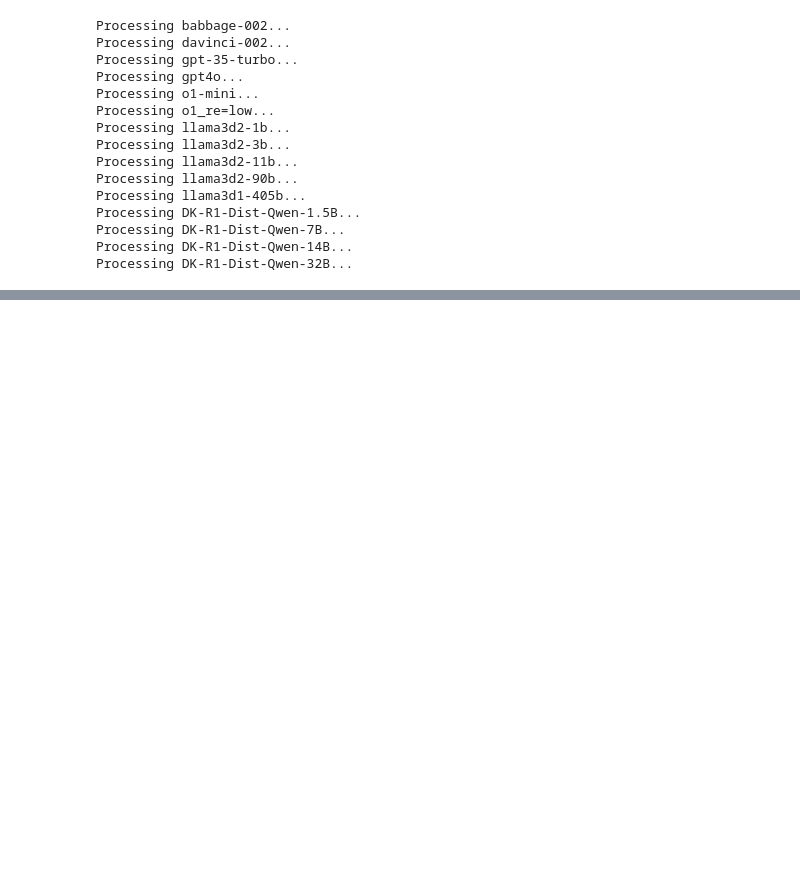
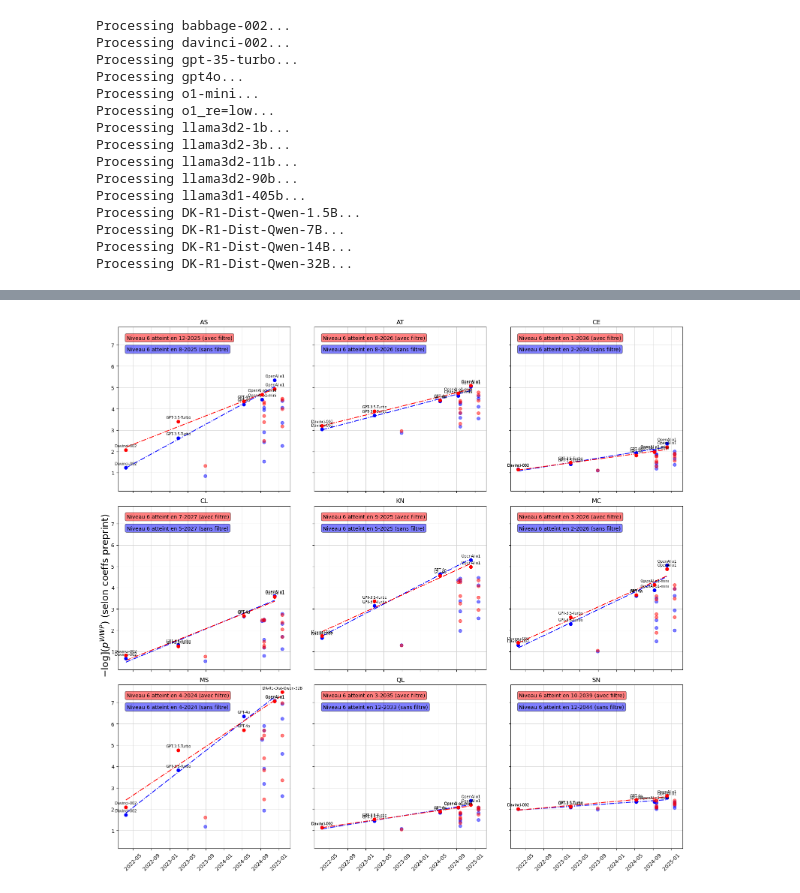
Before and after one commit to General-Purpose-AI-Policy-Lab/adele-extension, a Jupyter notebook: Remove_filter.ipynb, the cells around one changed output, grey strips where cells are left out. Cells and saved outputs as stored; diff of their text form; code cells hidden in the pictures; blank space fills up the shorter version.

```diff
--- a/Remove_filter.ipynb
+++ b/Remove_filter.ipynb
@@ -509,0 +525,99 @@ plt.show()
+# %%
+fig, axs = plt.subplots(3, 3, figsize=(16, 15), sharex=True, sharey=True)
+demand_groups = list(rescaled_profiles_filtered_df.columns)
+demand_groups.remove('Date')
+release_dates = rescaled_profiles_filtered_df['Date'].values
+model_names = list(rescaled_profiles_filtered_df.index)
+xs = release_dates
+
+for i in range(3):
+    for j in range(3):
+        ax = axs[i][j]
+        ys = rescaled_profiles_unfiltered_df[demand_groups[3*i+j]].values
+        front = set(frontier_indices(xs, ys))
+        alphas, xsfront, ysfront = [], [], []
+        for k in range(len(xs)):
+            if k in front:
+                alphas.append(1)
+                xsfront.append(xs[k])
+                ysfront.append(ys[k])
+            else : alphas.append(0.5)
+        xsfront_years_since_2022 = [(x - pd.to_datetime("2022-01-01")).total_seconds()/(3600*24*365.25) for x in xsfront]
+
+        ax.scatter(xs, ys, zorder=3, c='b', alpha=alphas)
+
+        for k in front:
+            ax.annotate(
+                model_names[k], (xs[k], ys[k]),
+                textcoords="offset points", xytext=(0, 6),
+                ha='center', fontsize=7
+            )
+
+        regression = stats.linregress(xsfront_years_since_2022, ysfront, alternative='greater')
+        slope_unfiltered, intercept_unfiltered, r_unfiltered, p_value_unfiltered, slope_stderr_unfiltered = regression
+        intercept_stderr = regression.intercept_stderr
+        x_0, x_1 = (min(xsfront) - pd.to_datetime("2022-01-01")).total_seconds()/(3600*24*365.25), (max(xsfront) - pd.to_datetime("2022-01-01")).total_seconds()/(3600*24*365.25)
+        y_0, y_1 = intercept_unfiltered + slope_unfiltered * x_0, intercept_unfiltered + slope_unfiltered * x_1
+        ax.plot([min(xsfront), max(xsfront)], [y_0, y_1], ls='dashdot', color='b')
+
+        ax = axs[i][j]
+        ys = rescaled_profiles_filtered_df[demand_groups[3*i+j]].values
+        front = set(frontier_indices(xs, ys))
+        alphas, xsfront, ysfront = [], [], []
+        for k in range(len(xs)):
+            if k in front:
+                alphas.append(1)
+                xsfront.append(xs[k])
+                ysfront.append(ys[k])
+            else : alphas.append(0.5)
+        xsfront_years_since_2022 = [(x - pd.to_datetime("2022-01-01")).total_seconds()/(3600*24*365.25) for x in xsfront]
+
+        ax.scatter(xs, ys, zorder=3, c='r', alpha=alphas)
+
+        for k in front:
+            ax.annotate(
+                model_names[k], (xs[k], ys[k]),
+                textcoords="offset points", xytext=(0, 6),
+                ha='center', fontsize=7
+            )
+
+        regression = stats.linregress(xsfront_years_since_2022, ysfront, alternative='greater')
+        slope_filtered, intercept_filtered, r_filtered, p_value_filtered, slope_stderr_filtered = regression
+        intercept_stderr = regression.intercept_stderr
+        x_0, x_1 = (min(xsfront) - pd.to_datetime("2022-01-01")).total_seconds()/(3600*24*365.25), (max(xsfront) - pd.to_datetime("2022-01-01")).total_seconds()/(3600*24*365.25)
+        y_0, y_1 = intercept_filtered + slope_filtered * x_0, intercept_filtered + slope_filtered * x_1
+        ax.plot([min(xsfront), max(xsfront)], [y_0, y_1], ls='dashdot', color='r')
+
+        x_millionth_unfiltered = (6-intercept_unfiltered)/slope_unfiltered
+        date_millionth_unfiltered = pd.to_datetime("2022-01-01") + pd.to_timedelta(x_millionth_unfiltered*365.25, unit='D')
+        x_millionth_filtered = (6-intercept_filtered)/slope_filtered
+        date_millionth_filtered = pd.to_datetime("2022-01-01") + pd.to_timedelta(x_millionth_filtered*365.25, unit='D')
+
+        # Attention : les cas où la pente est nulle ou strictement négative ne sont pas gérés ici,
+        # et donneraient respectivement une erreur ou un résultat à interpréter différemment.
+        # De même, une pente inférieure à son incertitude-type pose problème.
+
+        text_filtered = f"Niveau 6 atteint en {date_millionth_filtered.month}-{date_millionth_filtered.year} (avec filtre)"
+        text_unfiltered = f"Niveau 6 atteint en {date_millionth_unfiltered.month}-{date_millionth_unfiltered.year} (sans filtre)"
+
+        ax.text(0.05, 0.95, text_filtered, transform=ax.transAxes,
+                fontsize=10, verticalalignment='top', horizontalalignment='left',
+                bbox=dict(boxstyle='round', facecolor='r', alpha=0.5),
+                color='black')
+
+        ax.text(0.05, 0.88, text_unfiltered, transform=ax.transAxes,
+                fontsize=10, verticalalignment='top', horizontalalignment='left',
+                bbox=dict(boxstyle='round', facecolor='b', alpha=0.5),
+                color='black')
+
+        ax.set_title(demand_groups[3*i+j])
+        ax.grid(True, color='lightgrey', linewidth=0.7, zorder=0)
+        ax.set_axisbelow(True)
+        ax.tick_params(axis='x', rotation=45)
+
+scale_system_displays = {'ADeLe' : 'Niveau ADeLe', 'pWWP_HS' : r'$-\text{log]}(p^{WWP})$ (selon coeffs preprint)'}
+fig.supylabel(f'{scale_system_displays[scale_system]}', fontsize=18)
+plt.tight_layout()
+plt.show()
+# %% [output]
+[figure, added]
```
Also changed, not shown: parts of 6 cells of this notebook.
